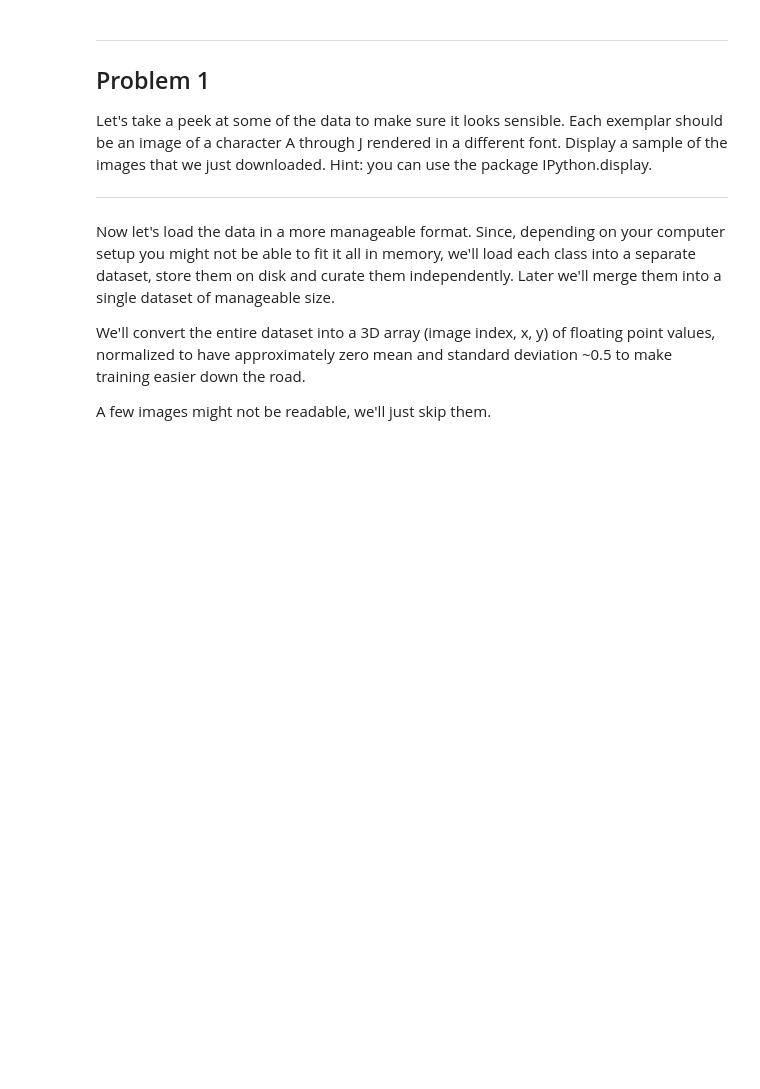
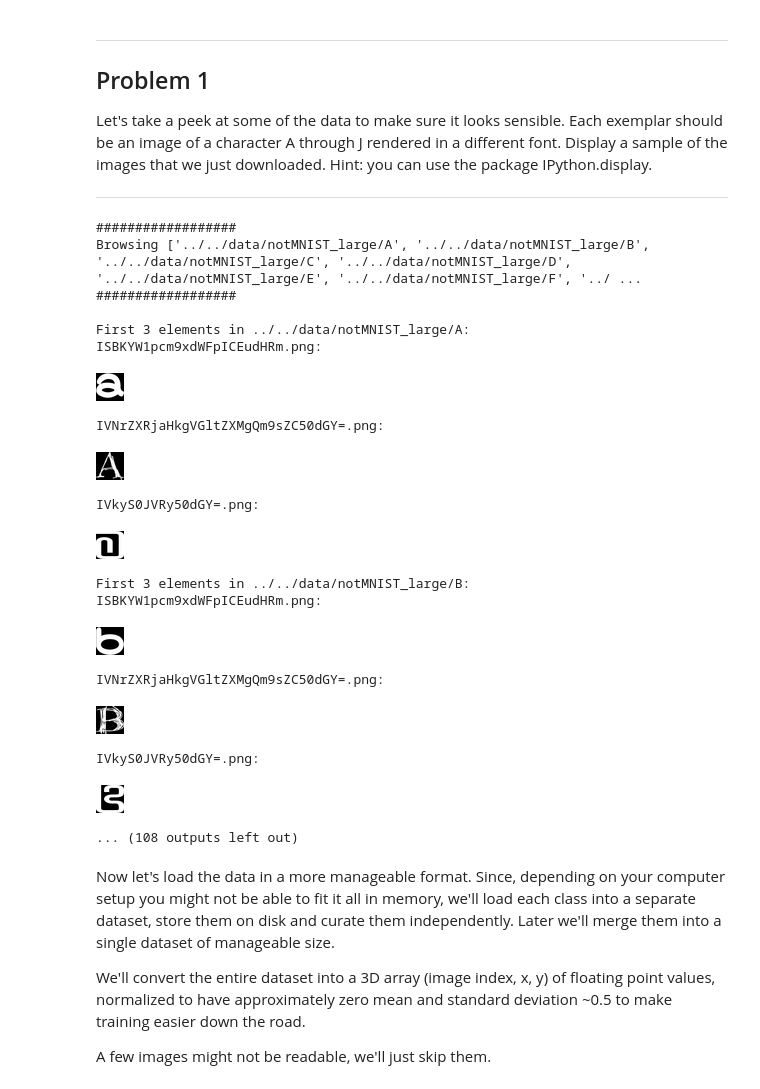
Before and after one commit to svdHero/udacity_deep_learning, a Jupyter notebook: src/jupyter_notebooks/1_notmnist.ipynb, the cells around one changed output. Saved outputs shown, nothing was run; the diff lists cells and outputs as text; code cells hidden in the pictures; blank space fills up the shorter version.

```diff
--- a/src/jupyter_notebooks/1_notmnist.ipynb
+++ b/src/jupyter_notebooks/1_notmnist.ipynb
@@ -112,6 +119,40 @@ Problem 1
 Let's take a peek at some of the data to make sure it looks sensible. Each exemplar should be an image of a character A through J rendered in a different font. Display a sample of the images that we just downloaded. Hint: you can use the package IPython.display.
 
 ---
+# %%
+def display_heads(data_folders):
+    print("##################\nBrowsing %s:\n##################\n" % data_folders)
+    NUM_ELEMENTS_TO_DISPLAY = 3
+    for data_folder in data_folders:
+        print("First %d elements in %s:" % (NUM_ELEMENTS_TO_DISPLAY, data_folder))
+        images = sorted(os.listdir(data_folder))[:NUM_ELEMENTS_TO_DISPLAY]
+        for image in images:
+            print("%s:" % image)
+            img_file = os.path.join(data_folder, image)
+            display(Image(img_file))
+
+display_heads(train_folders)
+display_heads(test_folders)
+# %% [output]
+##################
+Browsing ['../../data/notMNIST_large/A', '../../data/notMNIST_large/B', '../../data/notMNIST_large/C', '../../data/notMNIST_large/D', '../../data/notMNIST_large/E', '../../data/notMNIST_large/F', '../ ...
+##################
+
+First 3 elements in ../../data/notMNIST_large/A:
+ISBKYW1pcm9xdWFpICEudHRm.png:
+[figure, added]
+IVNrZXRjaHkgVGltZXMgQm9sZC50dGY=.png:
+[figure, added]
+IVkyS0JVRy50dGY=.png:
+[figure, added]
+First 3 elements in ../../data/notMNIST_large/B:
+ISBKYW1pcm9xdWFpICEudHRm.png:
+[figure, added]
+IVNrZXRjaHkgVGltZXMgQm9sZC50dGY=.png:
+[figure, added]
+IVkyS0JVRy50dGY=.png:
+[figure, added]
+... (108 outputs left out)
 # %% [markdown]
 Now let's load the data in a more manageable format. Since, depending on your computer setup you might not be able to fit it all in memory, we'll load each class into a separate dataset, store them on disk and curate them independently. Later we'll merge them into a single dataset of manageable size.
 
```
Also changed, not shown: parts of 4 cells of this notebook.
